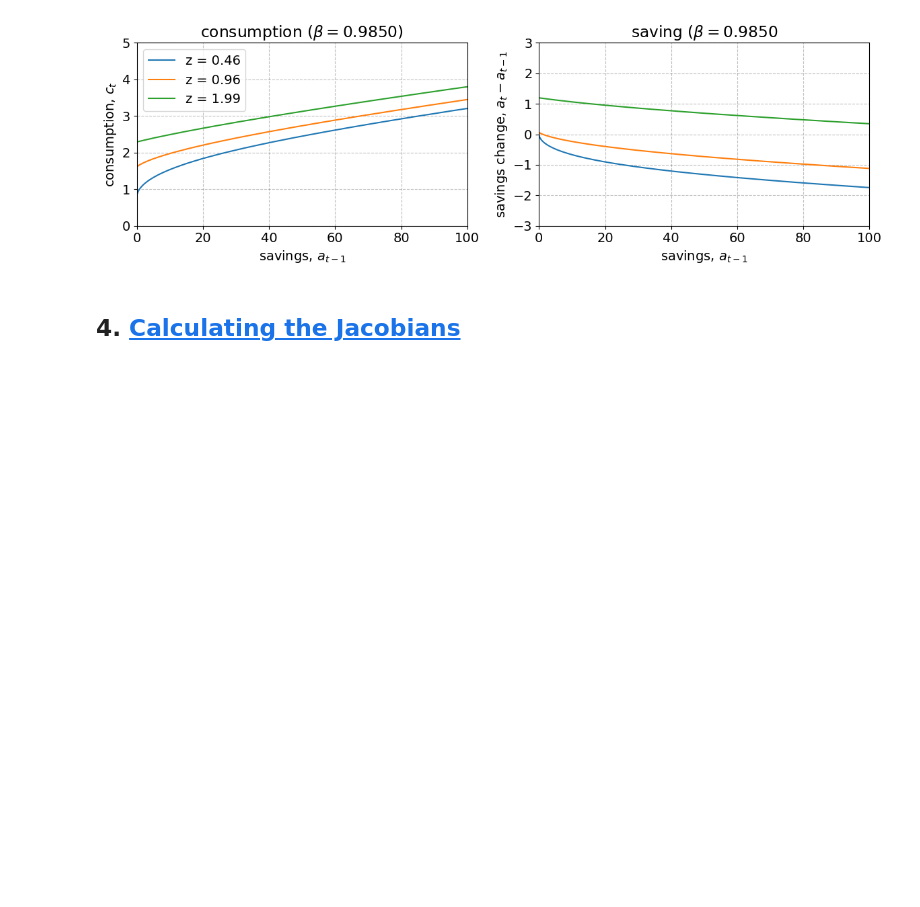
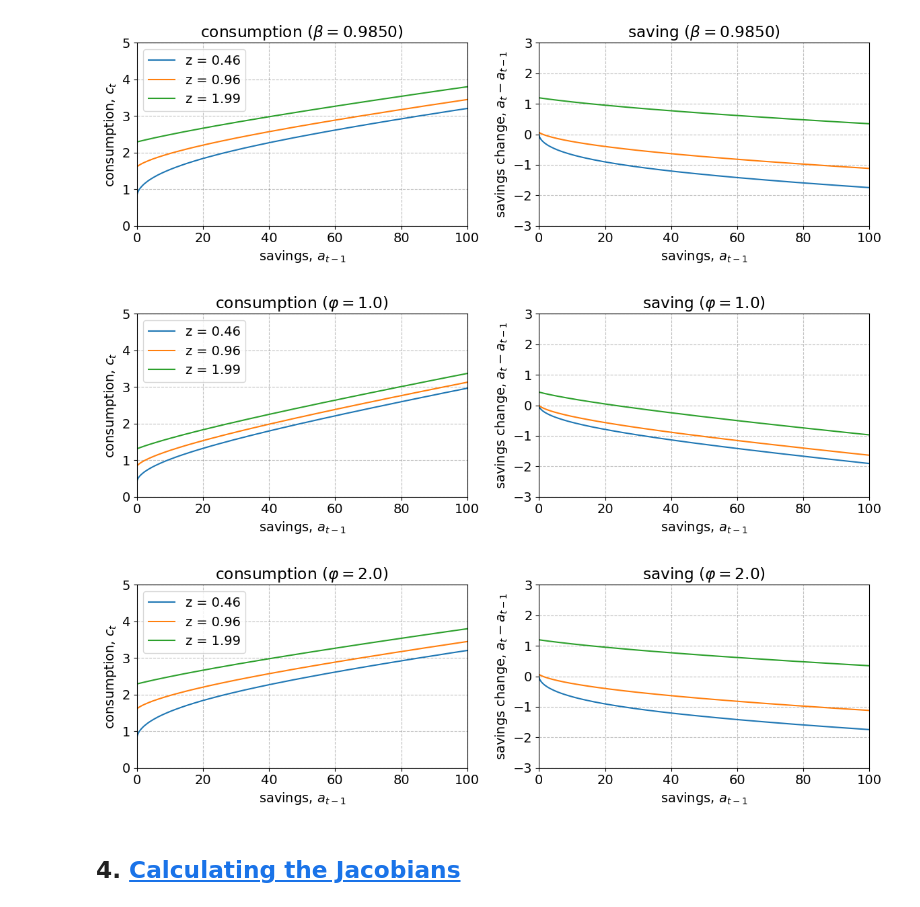
Before and after one commit to Bernseng/AdvMacroHet, a Jupyter notebook: Assignments/Assignment_I/Stationary-Equilibrium.ipynb, the cells around one changed output. Saved outputs shown, nothing was run; the diff lists cells and outputs as text; code cells hidden in the pictures; blank space fills up the shorter version.

```diff
--- a/Assignments/Assignment_I/Stationary-Equilibrium.ipynb
+++ b/Assignments/Assignment_I/Stationary-Equilibrium.ipynb
@@ -159,7 +159,7 @@ for i_beta, beta in enumerate(par.beta_grid):
 
     # b. saving
     ax = fig.add_subplot(1,2,2)
-    ax.set_title(f'saving ($\\beta = {beta:.4f}$')
+    ax.set_title(f'saving ($\\beta = {beta:.4f})$')
 
     for i_z, z in enumerate(par.z_grid):
         if i_z % 3 == 0 or i_z == par.Nz-1:
@@ -171,11 +171,50 @@ for i_beta, beta in enumerate(par.beta_grid):
     ax.set_ylim(-3,3)
 
     fig.tight_layout()
-    # fig.savefig(f'figs/c_func_{i_beta}_{eta}.pdf')
+    fig.savefig(f'figs/c_func_{i_beta}.pdf')
 # %% [output]
 [figure]
 [figure]
 [figure]
+# %%
+# Loop over phi values
+for phi in [1,2]:
+
+    fig = plt.figure(figsize=(12,4),dpi=100)
+    I = par.a_grid < 500
+
+    # a. consumption
+    ax = fig.add_subplot(1,2,1)
+    ax.set_title(f'consumption ($\\varphi = {phi:.1f}$)')
+
+    for i_z, z in enumerate(par.z_grid):
+        if i_z % 3 == 0 or i_z == par.Nz-1:
+            ax.plot(par.a_grid[I], ss.c[phi, i_z, I], label=f'z = {z:.2f}')
+
+    ax.legend(frameon=True)
+    ax.set_xlabel('savings, $a_{t-1}$')
+    ax.set_ylabel('consumption, $c_t$')
+    ax.set_xlim(0,100)
+    ax.set_ylim(0,5)
+
+    # b. saving
+    ax = fig.add_subplot(1,2,2)
+    ax.set_title(f'saving ($\\varphi = {phi:.1f})$')
+
+    for i_z, z in enumerate(par.z_grid):
+        if i_z % 3 == 0 or i_z == par.Nz-1:
+            ax.plot(par.a_grid[I], ss.a[phi, i_z, I] - par.a_grid[I], label=f'z = {z:.2f}')
+
+    ax.set_xlabel('savings, $a_{t-1}$')
+    ax.set_ylabel('savings change, $a_{t}-a_{t-1}$')
+    ax.set_xlim(0,100)
+    ax.set_ylim(-3,3)
+
+    fig.tight_layout()
+    fig.savefig(f'figs/c_func_{phi}.pdf')
+# %% [output]
+[figure, added]
+[figure, added]
 # %% [markdown]
 ## 4. <a id='toc3_2_'></a>[Calculating the Jacobians](#toc0_)
 # %%
```
Also changed, not shown: 3 other files.
